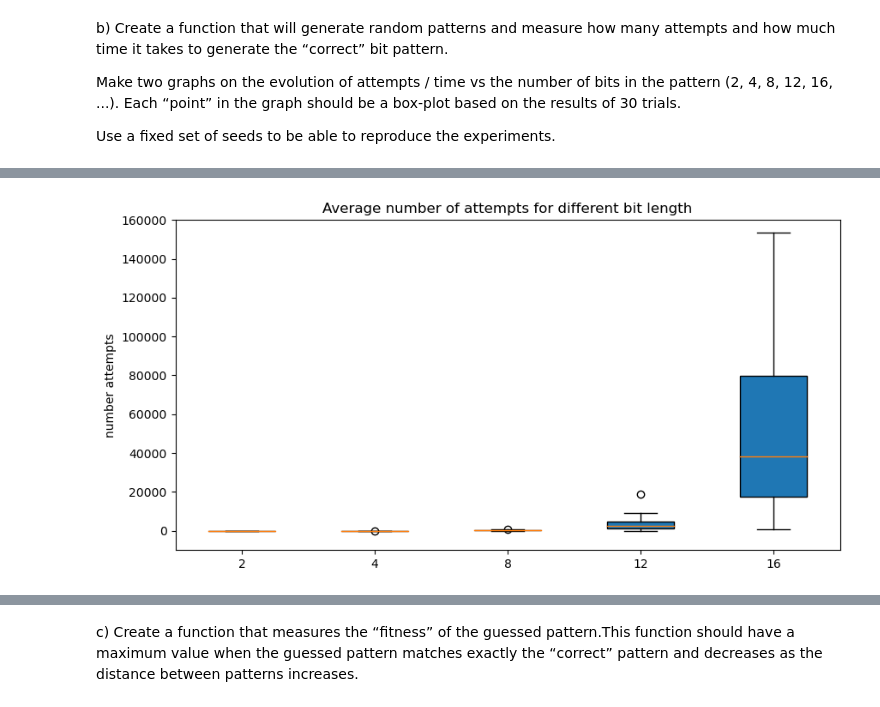
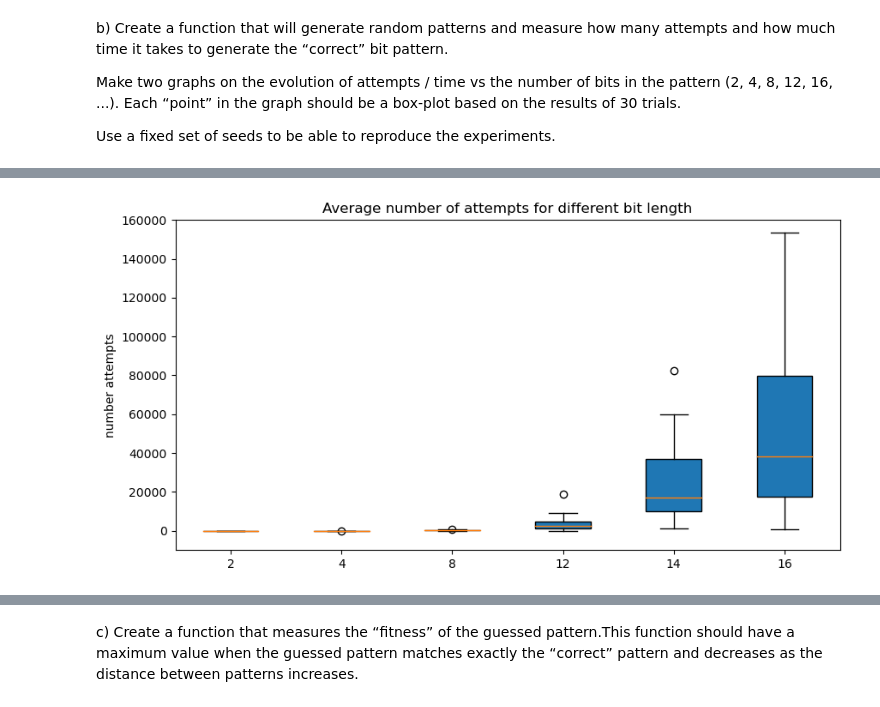
Before and after one commit to jelenameyer/IntroToMachineLearning, a Jupyter notebook: assignments/assignment4/a04.ipynb, the cells around one changed output, grey strips where cells are left out. Cells and saved outputs as stored; diff of their text form; code cells hidden in the pictures.

```diff
--- a/assignments/assignment4/a04.ipynb
+++ b/assignments/assignment4/a04.ipynb
@@ -40,20 +40,3 @@ def regenerateBitPattern(correctBitPattern):
     executionTime = endTime - startTime
 
     return (count, executionTime)
-# %%
-listNumberBits = [2, 4, 8, 10, 12, 14, 16]
-listNumberBits = [2, 4, 8, 12, 16]
-
-allBitesAllCounts = []
-allBitesAllExecutionTimes = []
-for numberBits in listNumberBits:
-    random.seed(130)
-    correctBitPattern = createRandIntPattern(numberBits)
-    oneBiteAllCounts = []
-    oneBiteAllExecutionTimes = []
-    for i in range(30):
-        count, executionTime = regenerateBitPattern(correctBitPattern)
-        oneBiteAllCounts.append(count)
-        oneBiteAllExecutionTimes.append(executionTime)
-    allBitesAllCounts.append(oneBiteAllCounts)
-    allBitesAllExecutionTimes.append(oneBiteAllExecutionTimes)
@@ -106,0 +88,5 @@ Mean execution time:
+# %%
+# give mean attempt number and execution time
+
+listNumberBits = [2, 4, 8, 12, 14, 16]
+allBitesAllCountsRandom, allBitesAllExecutionTimesRandom,  meansOfAttemptsRandom, meansOfExecutionTimesRandom = getAverageCountsAndTimes(listNumberBits = listNumberBits, searchTechnique = "random", giveMeans = True)
@@ -107,14 +123,18 @@ Mean execution time:
 # %%
 # visualise attempts
-fig, ax = plt.subplots(figsize=(10,5))
-ax.set_ylabel("number attempts")
-ax.set_title('Average number of attempts for different bit length')
-bplot = ax.boxplot(allBitesAllCounts,
-                labels = listNumberBits,
-                patch_artist=True,
-                whis=1.5)
-ax.set_ylim([-10000, 160000])
+def plotBoxplot(boxBlotContent, title, yLabel, labels = listNumberBits, yLim = None):
+    fig, ax = plt.subplots(figsize=(10,5))
+    ax.set_ylabel(yLabel)
+    ax.set_title(title)
+    bplot = ax.boxplot(boxBlotContent,
+                    labels = listNumberBits,
+                    patch_artist=True,
+                    whis=1.5)
+    if yLim != None:
+        ax.set_ylim(yLim)
 
-plt.show()
+    plt.show()
+
+plotBoxplot(boxBlotContent = allBitesAllCountsRandom, title = 'Average number of attempts for different bit length', yLabel = "number attempts", labels = listNumberBits, yLim = [-10000, 160000])
 # %% [output]
-[figure, old version]
+[figure, new version]
```
Also changed, not shown: parts of 29 cells of this notebook.
